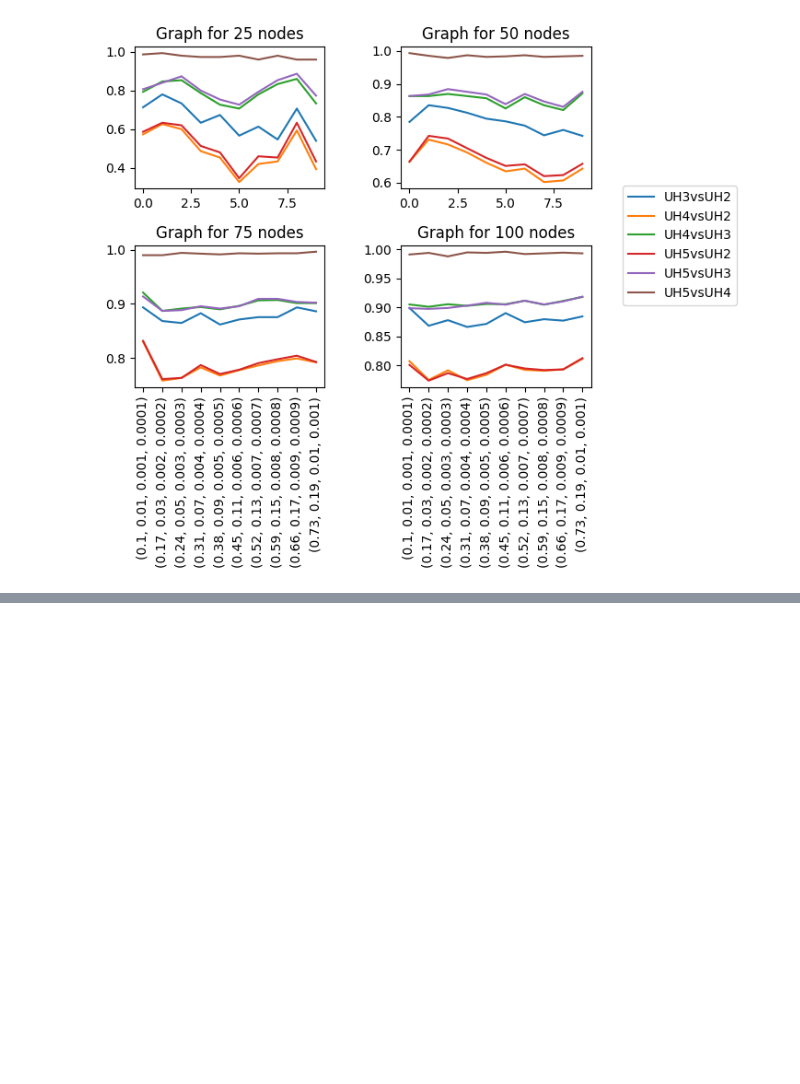
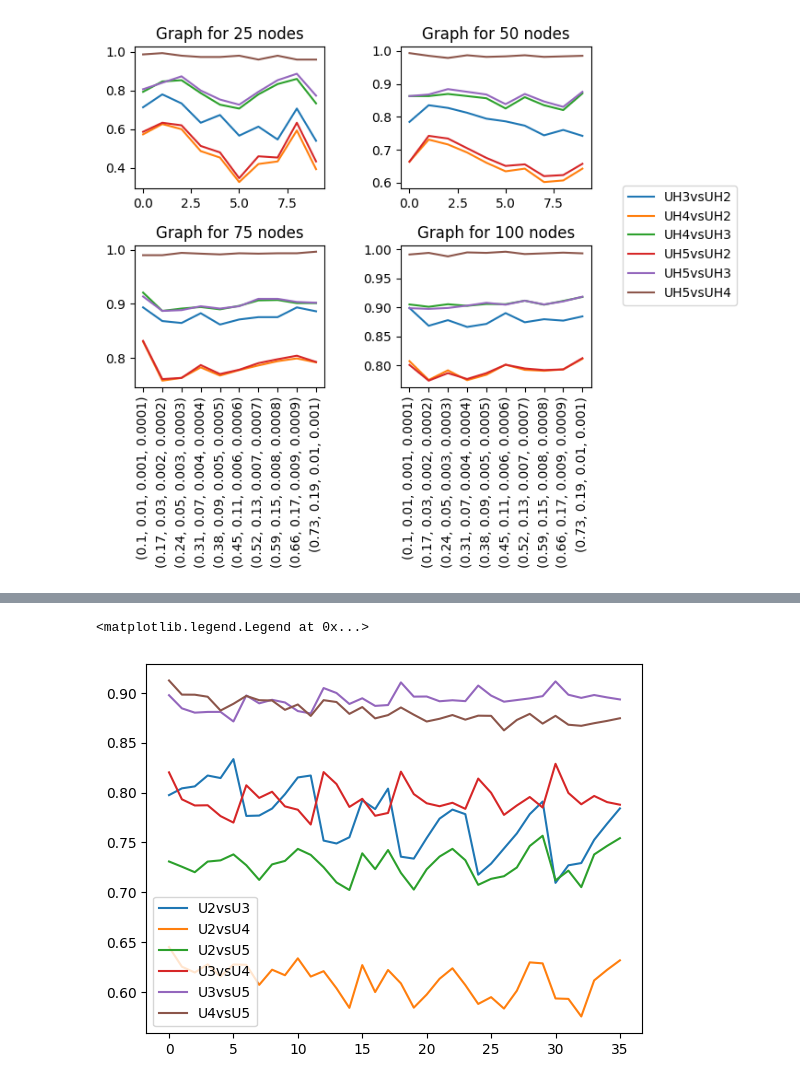
Before and after one commit to LaComarca-Lab/non-uniform-hypergraphs, a Jupyter notebook: Examples/random_example.ipynb, the cells around one changed output, grey strips where cells are left out. Drawn from its saved outputs; the diff is of its cells as text; code cells hidden in the pictures; blank space fills up the shorter version.

Commit message:
Modified random example. Added datasources to display the graphs

```diff
--- a/Examples/random_example.ipynb
+++ b/Examples/random_example.ipynb
@@ -390,0 +435,7 @@ plt.show()
+# %%
+import numpy as np
+p2 = 0.1
+p3 = np.linspace(0.001, 0.01, num = 8)
+p4 = np.linspace(0.00005, 0.0005, num = 8)
+p5 = 0.000001
+p2, p3, p4, p5
@@ -390,0 +503,19 @@ plt.show()
+# %%
+dict_r = dict()
+for k, v in gen_dict.items():
+    for k1, v1 in v.items():
+        for k2, v2 in v1.items():
+            s = k2.split("vs")
+            if s[0] != s[1]:
+                if k2 not in dict_r:
+                    dict_r[k2] = []
+                dict_r[k2].append(sum(v2)/len(v2))
+# %%
+x = list(range(len(list(dict_r.values())[0])))
+# %%
+dict_y = dict()
+for k, v in gen_dict['0'].items():
+    for v, value in v.items():
+        if v not in dict_y:
+            dict_y[v] = []
+        dict_y[v].append(sum(value)/len(value))
@@ -390,0 +524,8 @@ plt.show()
+# %%
+fig, ax = plt.subplots()
+for k, v in dict_r.items():
+    plt.plot(x, v, label = k)
+plt.legend()
+# %% [output]
+<matplotlib.legend.Legend at 0x...>
+[figure, added]
```
Also changed, not shown: parts of 28 cells of this notebook, 3 other files.
